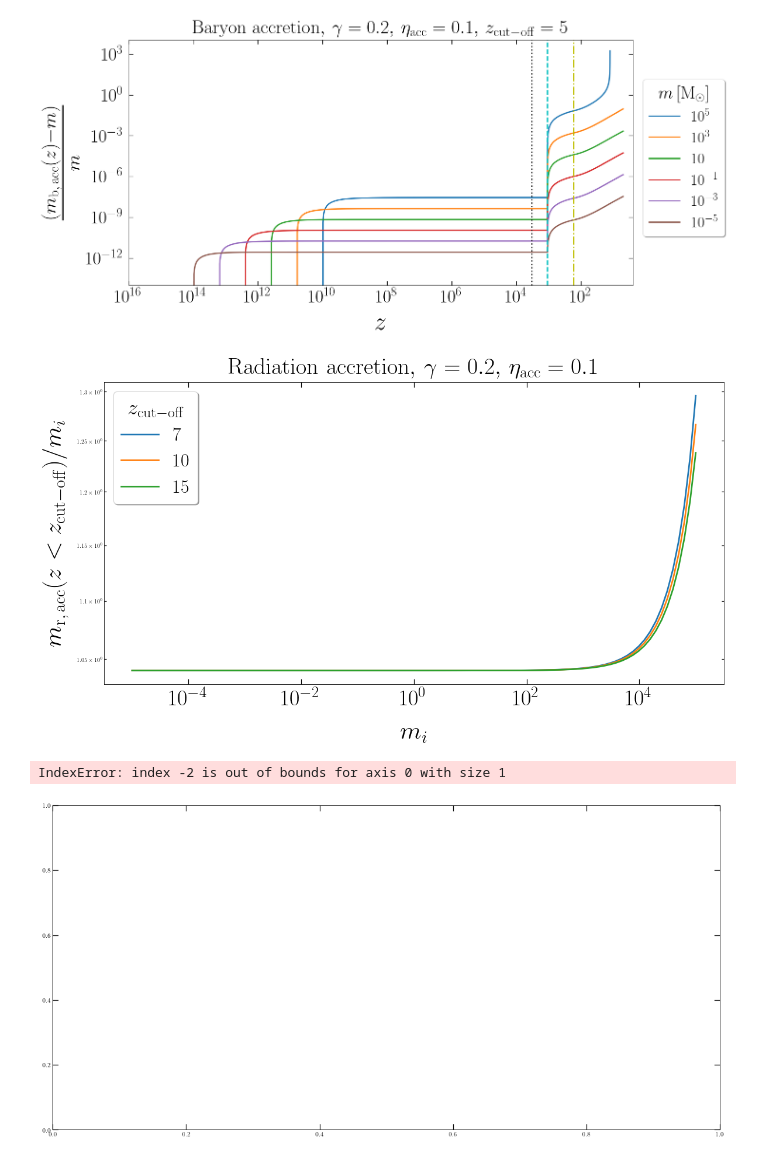
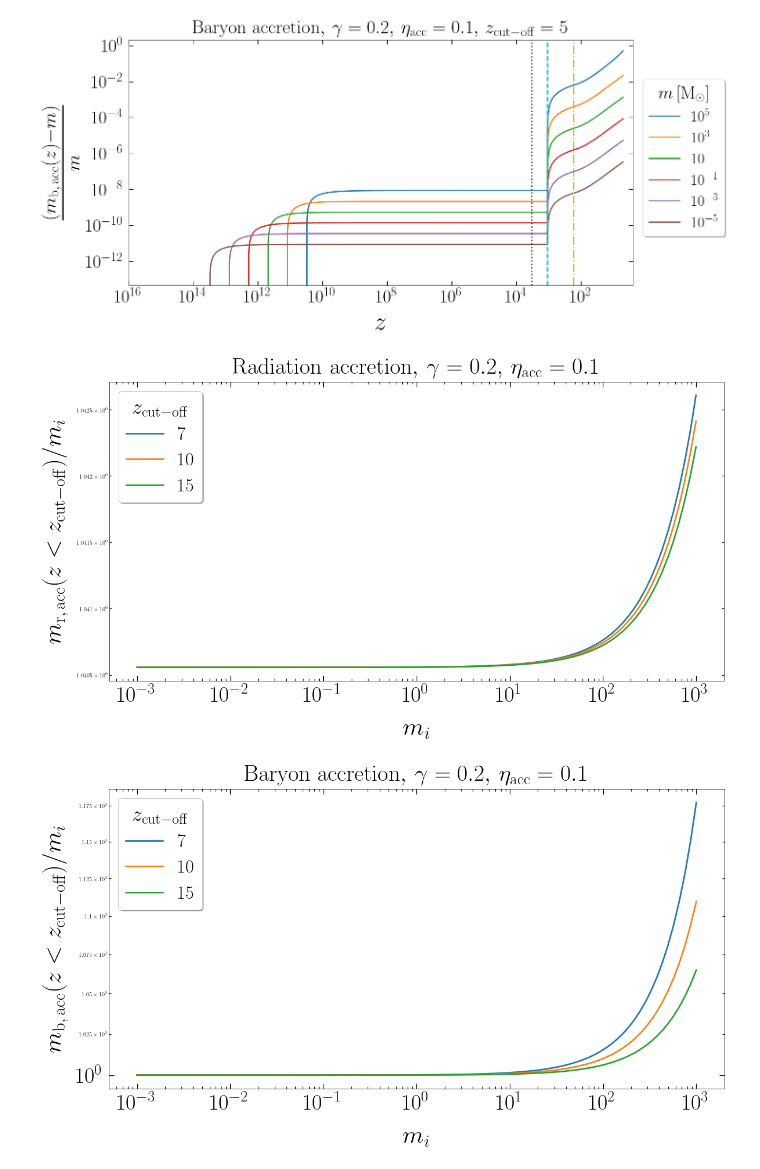
Before and after one commit to pratibhajangra591/project-2, a Jupyter notebook: acc_error_tracking.ipynb, the cells around one changed output. Cells and saved outputs as stored; diff of their text form; code cells hidden in the pictures.

```diff
--- a/acc_error_tracking.ipynb
+++ b/acc_error_tracking.ipynb
@@ -62,7 +62,7 @@ def m_bacc(t, m):
 # Radiation accretion in radiation domination to upto z_cut-off = 5.
 
 
-m_arr = np.geomspace(1e5, 1e-5, 6)
+m_arr = np.geomspace(1e3, 1e-3, 6)
 
 
 colors = ['C0', 'C1','C2','C3','C4', 'C5']
@@ -166,7 +166,7 @@ plt.show()
 # Baryon accretion in radiation domination to upto z_cut-off = 5.
 
 
-m_arr = np.geomspace(1e4, 1e-4, 6)
+m_arr = np.geomspace(1e3, 1e-3, 6)
 
 
 colors = ['C0', 'C1','C2','C3','C4', 'C5']
@@ -264,7 +264,7 @@ plt.title(r'Baryon accretion$,\, \gamma = 0.2, \,\eta_\mathrm{acc} = 0.1, \, z_\
 #plt.savefig('bacc_z_cutoff5.pdf', bbox_inches = 'tight')
 plt.show()
 # %% [output]
-[figure, old version]
+[figure, new version]
 # %%
 # Accretion in radiation domination for different values of z_cut-off.
 # %%
@@ -272,7 +272,7 @@ plt.show()
 # m_f(z < z_cut-off)/m_i
 
 m_spacing = 100
-mi_arr = np.geomspace(1e5, 1e-5, m_spacing)
+mi_arr = np.geomspace(1e3, 1e-3, m_spacing)
 
 
 
@@ -364,13 +364,13 @@ plt.title(r'Radiation accretion$,\, \gamma = 0.2, \,\eta_\mathrm{acc} = 0.1$', f
 plt.savefig('racc_z_diff_cutoff.pdf', bbox_inches = 'tight')
 plt.show()
 # %% [output]
-[figure, old version]
+[figure, new version]
 # %%
 # Baryon accretion in radiation domination for different values of z_cut-off.
 # m_f(z < z_cut-off)/m_i
 
 m_spacing = 100
-mi_arr = np.geomspace(1e5, 1e-5, m_spacing)
+mi_arr = np.geomspace(1e3, 1e-3, m_spacing)
 
 
 
@@ -437,32 +437,31 @@ for i, (z_cut, color) in enumerate(zip(z_cut_arr, colors)):
         sol5 = solve_ivp(m_bacc, t_span = [t5[0], t5[-1]], y0 = [y_5i],method = 'DOP853',  t_eval = t5, first_step = 1, max_step = 5)
         t5 = sol5.t
         y5 = sol5.y[0]
 
 
         #print("t5 =", t5, )
         mf_arr[j] = y5[-2]
 
     ax.loglog(mi_arr, np.divide(mf_arr, mi_arr))
 
 
 
 
 ax.tick_params(axis='x', pad = 9.9)
 ax.tick_params(axis='y', pad = 9.9)
 ax.yaxis.set_tick_params(labelsize=20)
 plt.xticks(fontsize = 38)
 plt.yticks(fontsize = 38)
 plt.xlabel('$m_{i}$',fontsize = 43, labelpad = 20)
 plt.ylabel(r'$m_\mathrm{b, \, acc}(z < z_\mathrm{cut-off})/m_{i} $',fontsize = 43, labelpad = 14)
 plt.legend(['$7$', '$10$', '$15$'],
            prop = {'size':32}, loc = 'upper left', shadow = True,
            title = '$z_\mathrm{cut-off}$' ,
            title_fontsize = 37, facecolor = 'white', fontsize = 65)
 #plt.xlim(1e16, 0.5*z_cut_off)
 plt.xscale('log')
 plt.title(r'Baryon accretion$,\, \gamma = 0.2, \,\eta_\mathrm{acc} = 0.1$', fontsize = 40, pad = 13)
 #plt.savefig('bacc_z_diff_cutoff.pdf', bbox_inches = 'tight')
 plt.show()
 # %% [output]
-IndexError: index -2 is out of bounds for axis 0 with size 1
-[figure, old version]
+[figure, new version]
```
Also changed, not shown: parts of 1 cell of this notebook.
